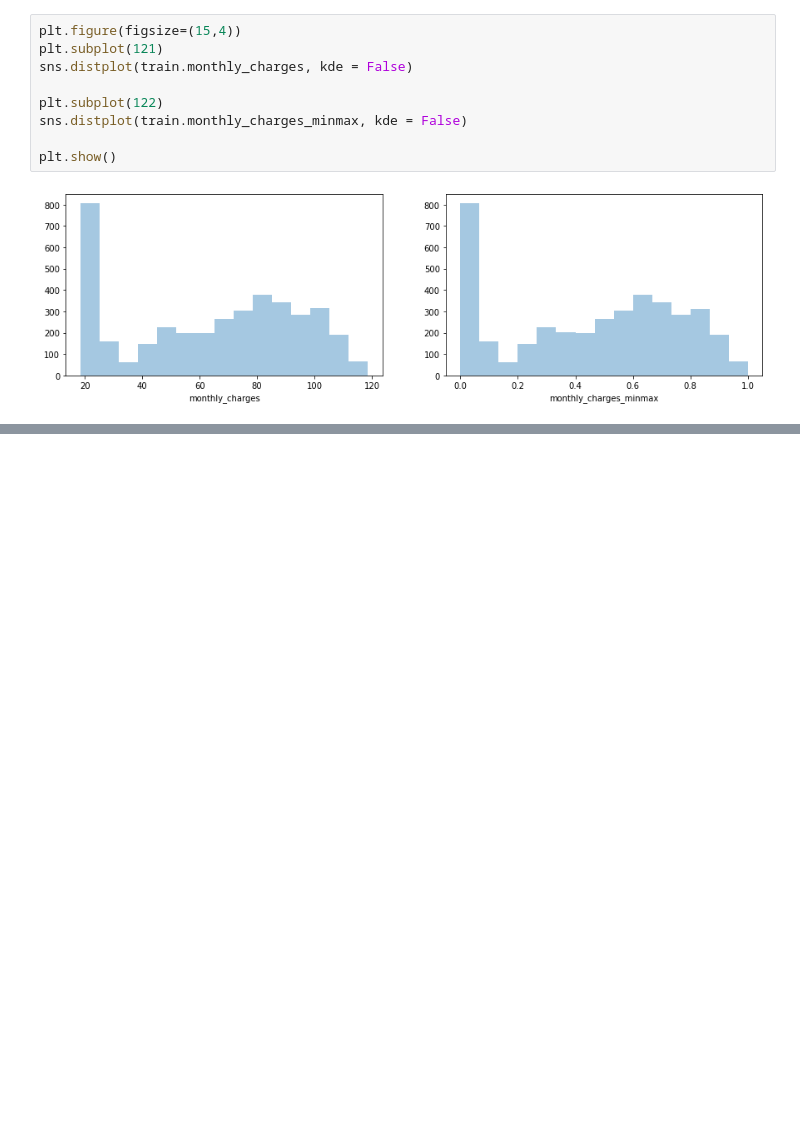
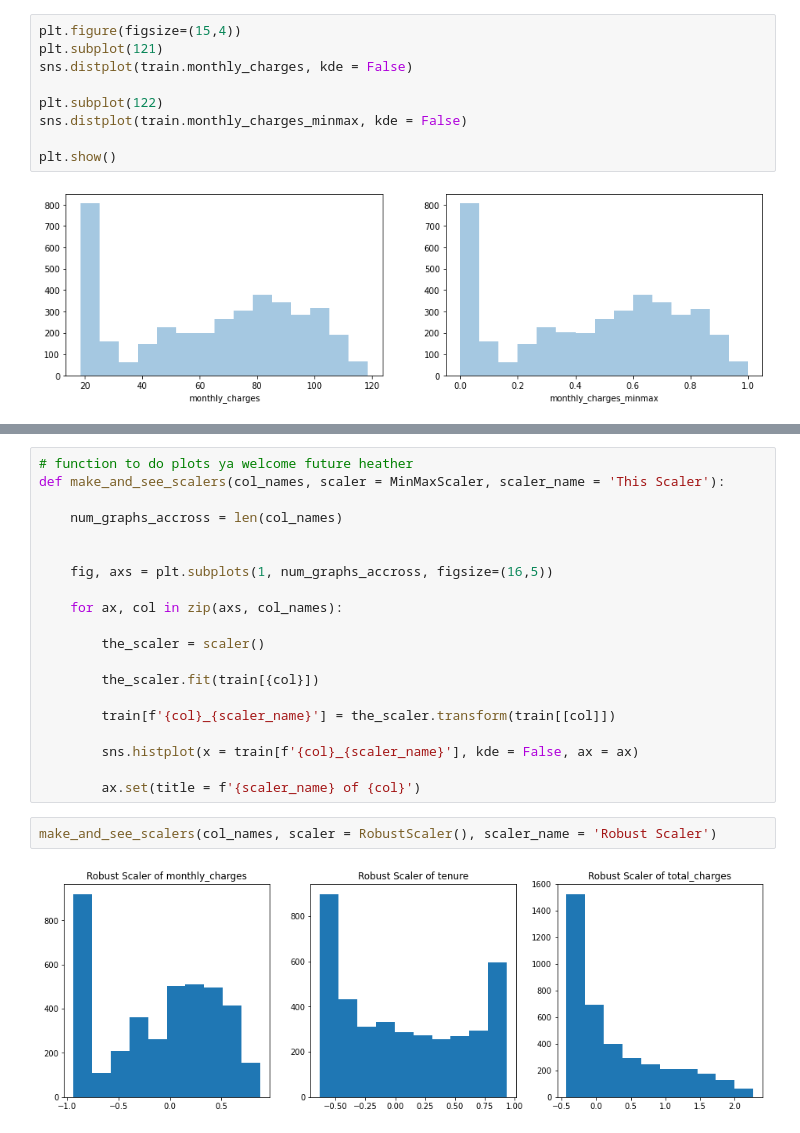
Before and after one commit to HeatherOrtegaMcMillan/regression-exercises, a Jupyter notebook: scaling.ipynb, the cells around one changed output, grey strips where cells are left out. Saved outputs shown, nothing was run; the diff lists cells and outputs as text; blank space fills up the shorter version.

```diff
--- a/scaling.ipynb
+++ b/scaling.ipynb
@@ -139,0 +139,24 @@ train.head()
+# %%
+# function to do plots ya welcome future heather
+def make_and_see_scalers(col_names, scaler = MinMaxScaler, scaler_name = 'This Scaler'):
+
+    num_graphs_accross = len(col_names)
+
+
+    fig, axs = plt.subplots(1, num_graphs_accross, figsize=(16,5))
+
+    for ax, col in zip(axs, col_names):
+
+        the_scaler = scaler()
+
+        the_scaler.fit(train[{col}])
+
+        train[f'{col}_{scaler_name}'] = the_scaler.transform(train[[col]])
+
+        sns.histplot(x = train[f'{col}_{scaler_name}'], kde = False, ax = ax)
+
+        ax.set(title = f'{scaler_name} of {col}')
+# %%
+make_and_see_scalers(col_names, scaler = RobustScaler(), scaler_name = 'Robust Scaler')
+# %% [output]
+[figure, added]
```
Also changed, not shown: parts of 24 cells of this notebook.
